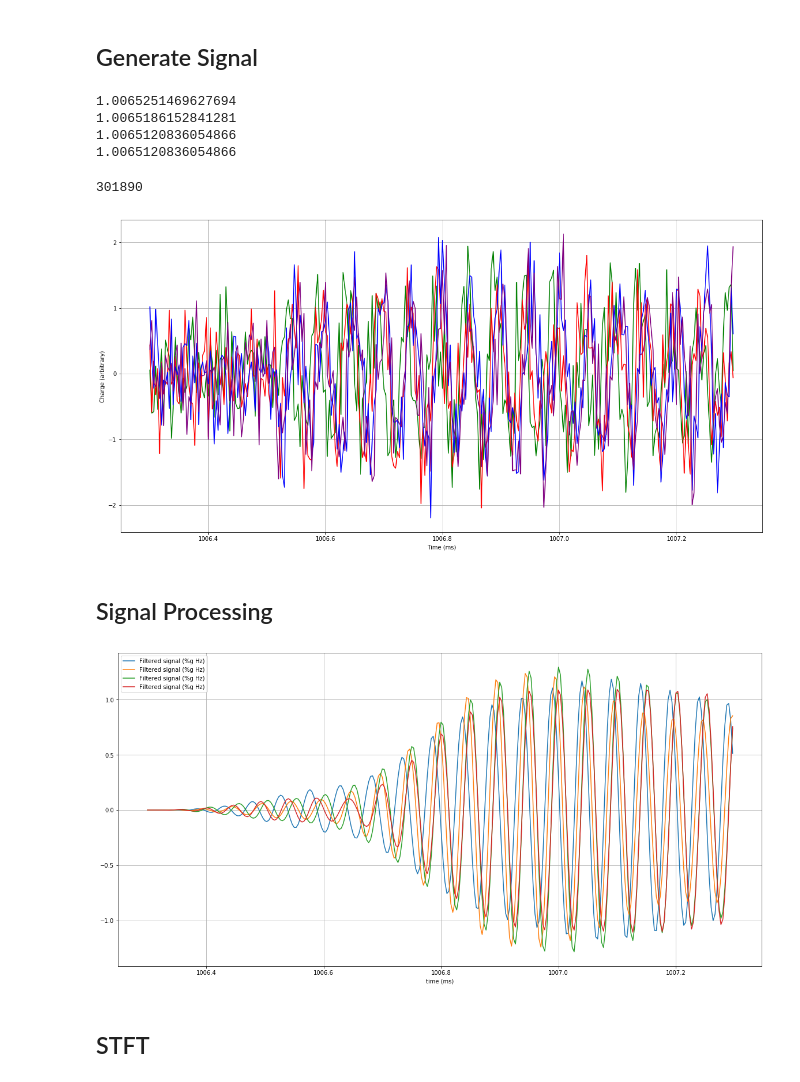
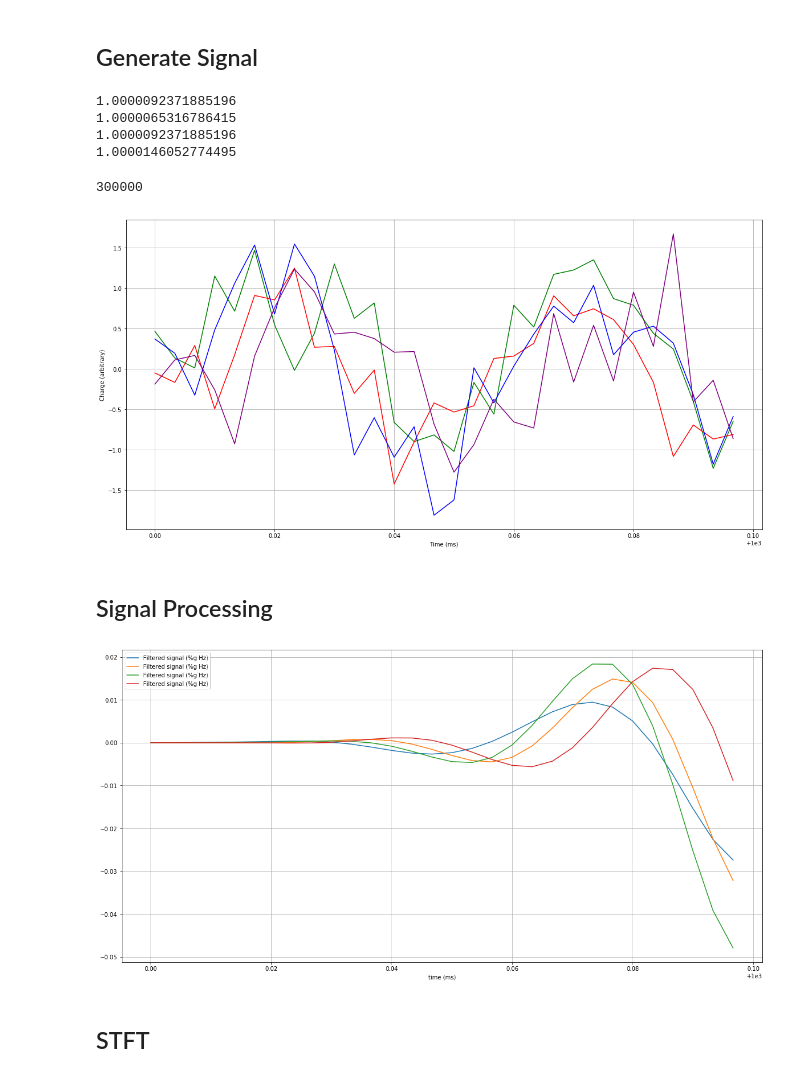
Before and after one commit to MuddSub/Hydrophones, a Jupyter notebook: Process-Hphones.ipynb, the cells around one changed output. Drawn from its saved outputs; the diff is of its cells as text; code cells hidden in the pictures.

```diff
--- a/Process-Hphones.ipynb
+++ b/Process-Hphones.ipynb
@@ -15,7 +15,7 @@ from scipy import fftpack
 # %% [markdown]
 ## Generate Signal
 # %%
-def graph_signals(time_axis, array, signalNum=0, timestart = 0.06, dur=0.001, sr=1000000):
+def graph_signals(time_axis, array, signalNum=0, timestart = 0.06, dur=0.0001, sr=1000000):
     time_axis = np.array(time_axis)*1000
     timeIdx = int(timestart*sr)
     print(timeIdx)
@@ -35,9 +35,8 @@ def graph_signals(time_axis, array, signalNum=0, timestart = 0.06, dur=0.001, sr
     return signals
 # %%
 random.seed(1)
-d = 10 #m
-angle = 0 #rad
-coords = [[0.01, 0], [0.02, 0], [0.03, 0], [0.03, 0]]
+source = [0,0.01] #m
+coords = [[-0.01, 0], [0, 0], [.01, 0], [.02, 0]]
 freq = 20000 #Hz
 sos = 1531 #m/s (MAY NEED TO BE CALIBRATED)
 sr = 300000 #Hz
@@ -49,18 +48,18 @@ ping_start = 1
 #create an array containing the simulated readings arrays of each sensor
 signals = []
 for i in range(len(coords)):
-    signals.append(Signal.Signal(d, angle, coords[i], freq, sos, sr, read, noise, time_on, ping_period, ping_start).signals)
+    signals.append(Signal.Signal(source, coords[i], freq, sos, sr, read, noise, time_on, ping_period, ping_start).signals)
 times = np.arange(0, read, 1/sr)
 # %% [output]
-1.0065251469627694
-1.0065186152841281
-1.0065120836054866
-1.0065120836054866
+1.0000092371885196
+1.0000065316786415
+1.0000092371885196
+1.0000146052774495
 # %%
-short_signals = graph_signals(times, signals, timestart=1.0063,sr=sr)
+short_signals = graph_signals(times, signals, timestart=1.00,sr=sr)
 # %% [output]
-301890
+300000
-[figure, old version]
+[figure, new version]
 # %% [markdown]
 ## Signal Processing
 # %%
@@ -111,7 +110,7 @@ plt.axis('tight')
 plt.legend(loc='upper left')
 plt.show()
 # %% [output]
-[figure, old version]
+[figure, new version]
 # %% [markdown]
 ## STFT
 # %%
```
Also changed, not shown: parts of 4 cells of this notebook, 1 other file.
